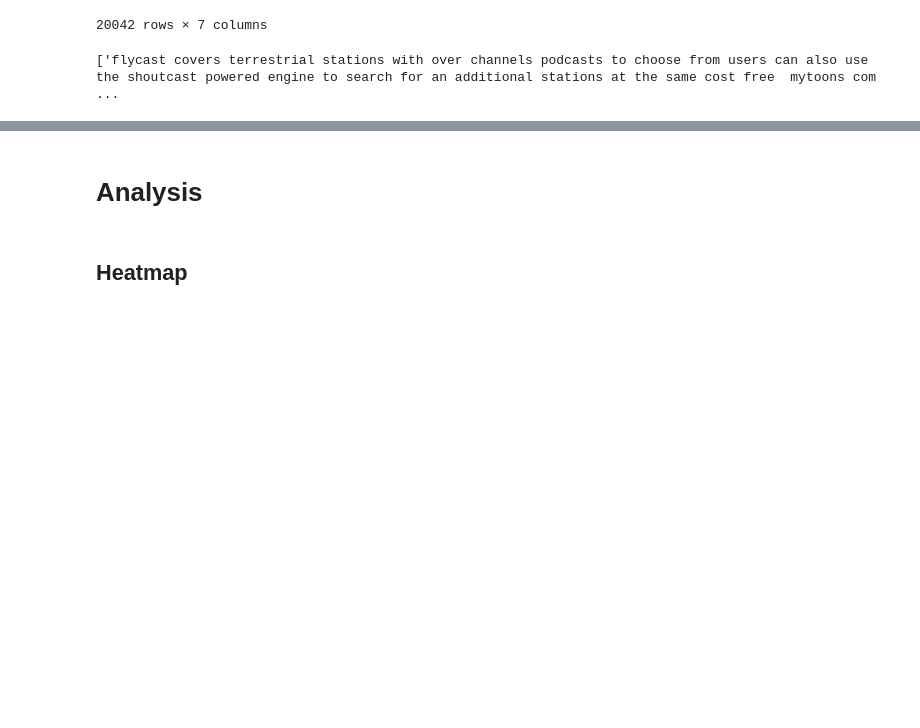
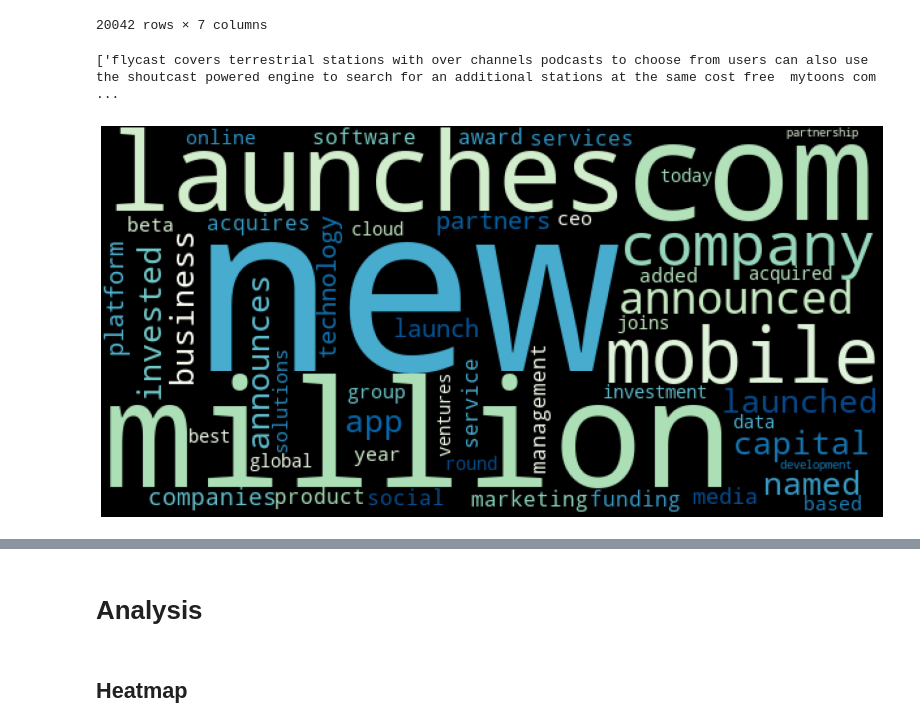
Before and after one commit to HeleneHjort/Socialdata, a Jupyter notebook: Project.ipynb, the cells around one changed output, grey strips where cells are left out. Saved outputs shown, nothing was run; the diff lists cells and outputs as text; code cells hidden in the pictures; blank space fills up the shorter version.

Commit message:
Wordclouds (layout needs some changes)

```diff
--- a/Project.ipynb
+++ b/Project.ipynb
@@ -492,12 +492,14 @@ def wordcloud(text,color):
     return Cloud
 # %%
 # Plotting wordcloud
-full_wordcloud = wordcloud(fulltext,'cool')
+full_wordcloud = wordcloud(opr_text,'GnBu_r')
 plt.figure(figsize=(20, 10))
 plt.imshow(full_wordcloud)
 #plt.title("Reviews")
 plt.axis("off")
 plt.show()
+# %% [output]
+[figure, added]
 # %%
 # Plotting wordcloud
 full_wordcloud = wordcloud(closed_text,'GnBu')
```
Also changed, not shown: parts of 1 cell of this notebook.
